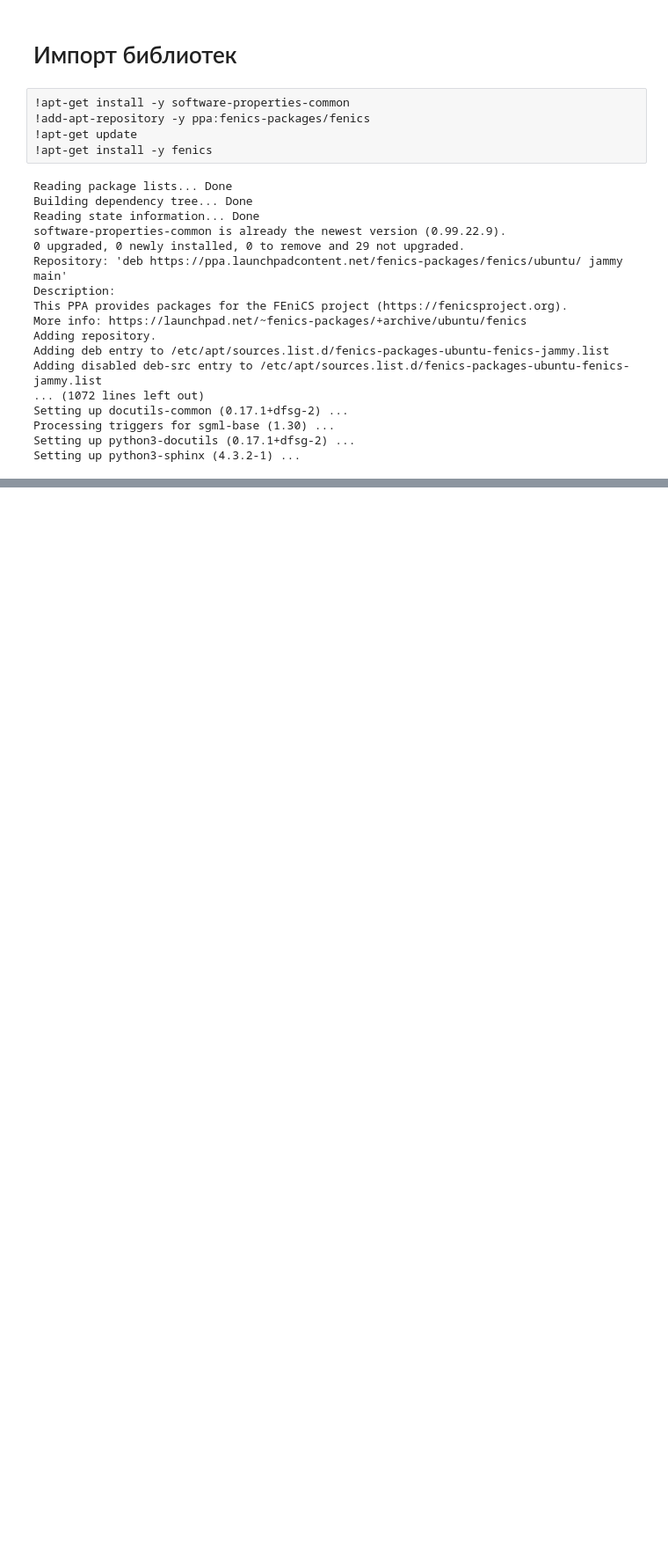
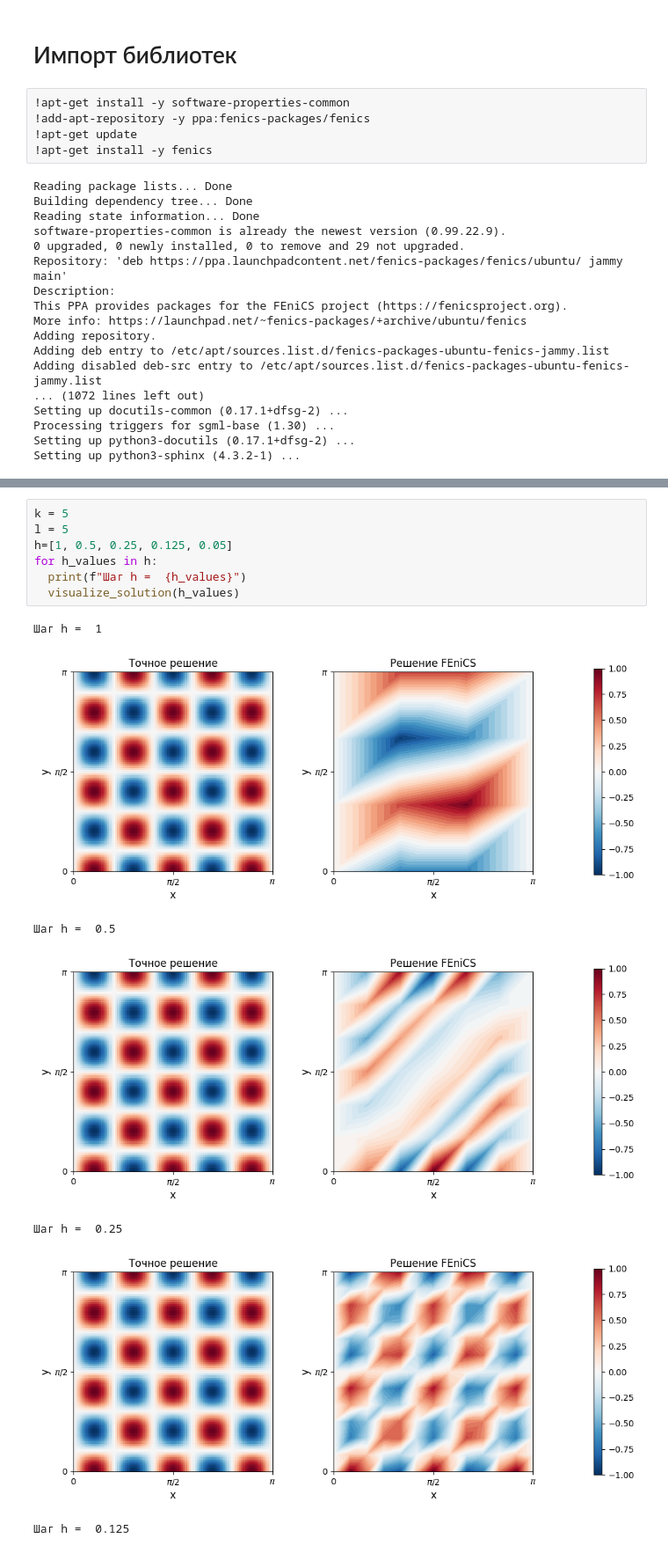
Before and after one commit to Pisarenkova/KT_2025, a Jupyter notebook: "fenics_ipynb".ipynb, the cells around one changed output, grey strips where cells are left out. Shown at 88% size. Cells and saved outputs as stored; diff of their text form; blank space fills up the shorter version.

```diff
--- a/"fenics_ipynb".ipynb
+++ b/"fenics_ipynb".ipynb
@@ -362,0 +276,15 @@ f_787
+# %%
+k = 5
+l = 5
+h=[1, 0.5, 0.25, 0.125, 0.05]
+for h_values in h:
+  print(f"Шаг h =  {h_values}")
+  visualize_solution(h_values)
+# %% [output]
+Шаг h =  1
+[figure, added]
+Шаг h =  0.5
+[figure, added]
+Шаг h =  0.25
+[figure, added]
+Шаг h =  0.125
```
Also changed, not shown: parts of 22 cells of this notebook.
